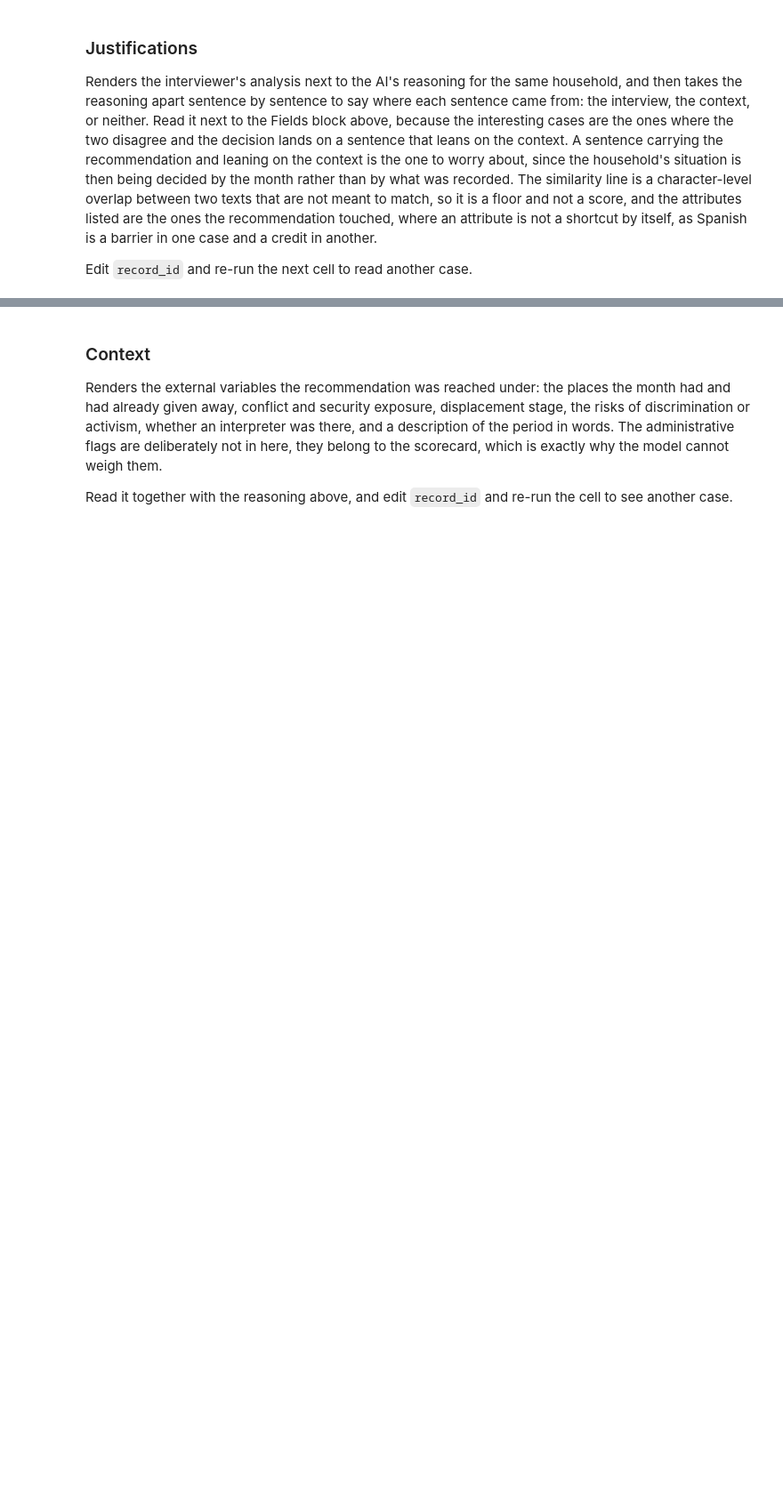
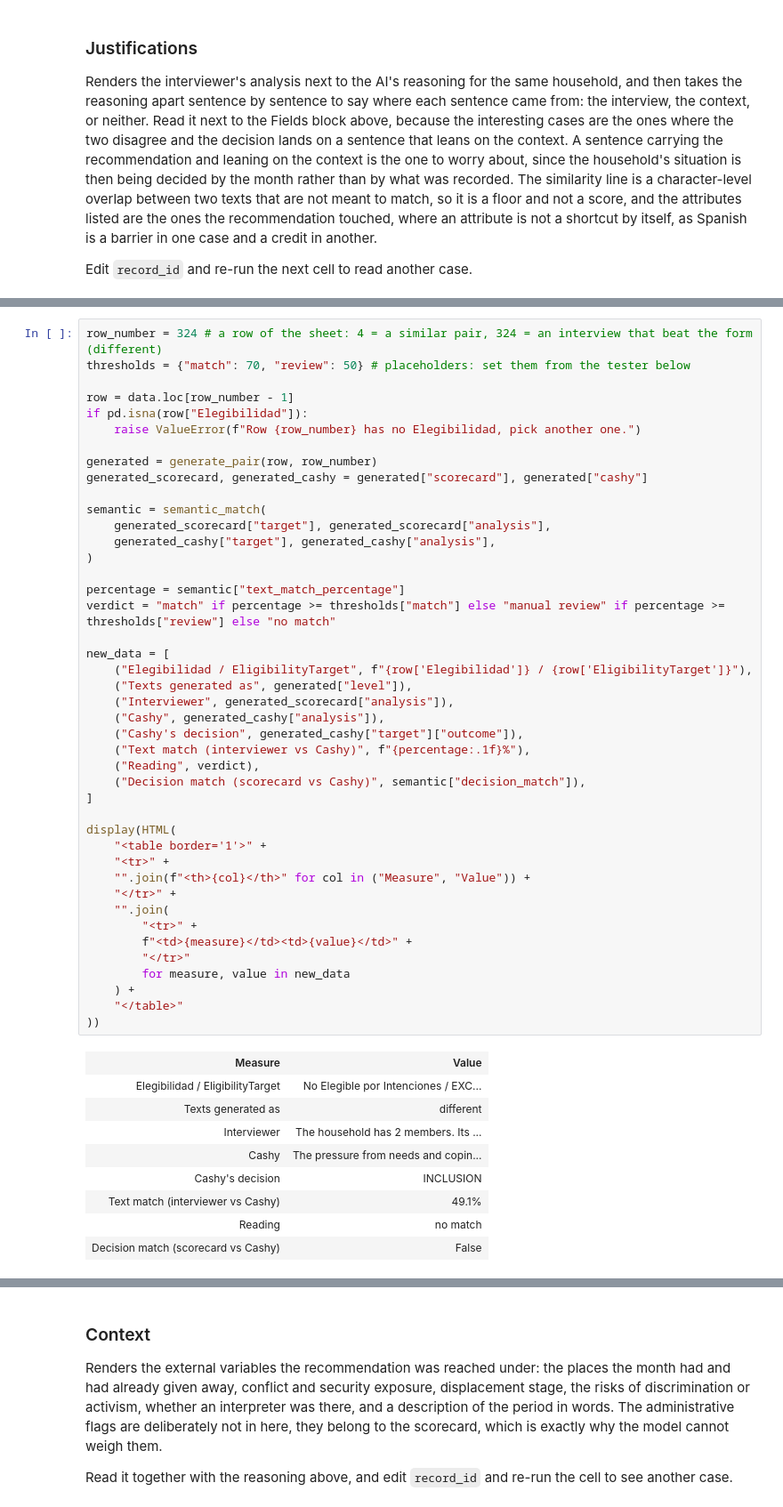
Before and after one commit to Alice1704/refugees_inclusion_hackathon, a Jupyter notebook: judgement.ipynb, the cells around one changed output, grey strips where cells are left out. Shown at 89% size. Cells and saved outputs as stored; diff of their text form; blank space fills up the shorter version.

```diff
--- a/judgement.ipynb
+++ b/judgement.ipynb
@@ -169,0 +419,53 @@ reasoning taken from the context rather than the interview: 1 of 4 sentences
+# %%
+row_number = 324 # a row of the sheet: 4 = a similar pair, 324 = an interview that beat the form (different)
+thresholds = {"match": 70, "review": 50} # placeholders: set them from the tester below
+
+row = data.loc[row_number - 1]
+if pd.isna(row["Elegibilidad"]):
+    raise ValueError(f"Row {row_number} has no Elegibilidad, pick another one.")
+
+generated = generate_pair(row, row_number)
+generated_scorecard, generated_cashy = generated["scorecard"], generated["cashy"]
+
+semantic = semantic_match(
+    generated_scorecard["target"], generated_scorecard["analysis"],
+    generated_cashy["target"], generated_cashy["analysis"],
+)
+
+percentage = semantic["text_match_percentage"]
+verdict = "match" if percentage >= thresholds["match"] else "manual review" if percentage >= thresholds["review"] else "no match"
+
+new_data = [
+    ("Elegibilidad / EligibilityTarget", f"{row['Elegibilidad']} / {row['EligibilityTarget']}"),
+    ("Texts generated as", generated["level"]),
+    ("Interviewer", generated_scorecard["analysis"]),
+    ("Cashy", generated_cashy["analysis"]),
+    ("Cashy's decision", generated_cashy["target"]["outcome"]),
+    ("Text match (interviewer vs Cashy)", f"{percentage:.1f}%"),
+    ("Reading", verdict),
+    ("Decision match (scorecard vs Cashy)", semantic["decision_match"]),
+]
+
+display(HTML(
+    "<table border='1'>" +
+    "<tr>" +
+    "".join(f"<th>{col}</th>" for col in ("Measure", "Value")) +
+    "</tr>" +
+    "".join(
+        "<tr>" +
+        f"<td>{measure}</td><td>{value}</td>" +
+        "</tr>"
+        for measure, value in new_data
+    ) +
+    "</table>"
+))
+# %% [output]
+| Measure | Value |
+| Elegibilidad / EligibilityTarget | No Elegible por Intenciones / EXC... |
+| Texts generated as | different |
+| Interviewer | The household has 2 members. Its ... |
+| Cashy | The pressure from needs and copin... |
+| Cashy's decision | INCLUSION |
+| Text match (interviewer vs Cashy) | 49.1% |
+| Reading | no match |
+| Decision match (scorecard vs Cashy) | False |
```
Also changed, not shown: parts of 11 cells of this notebook, 1 other file.
